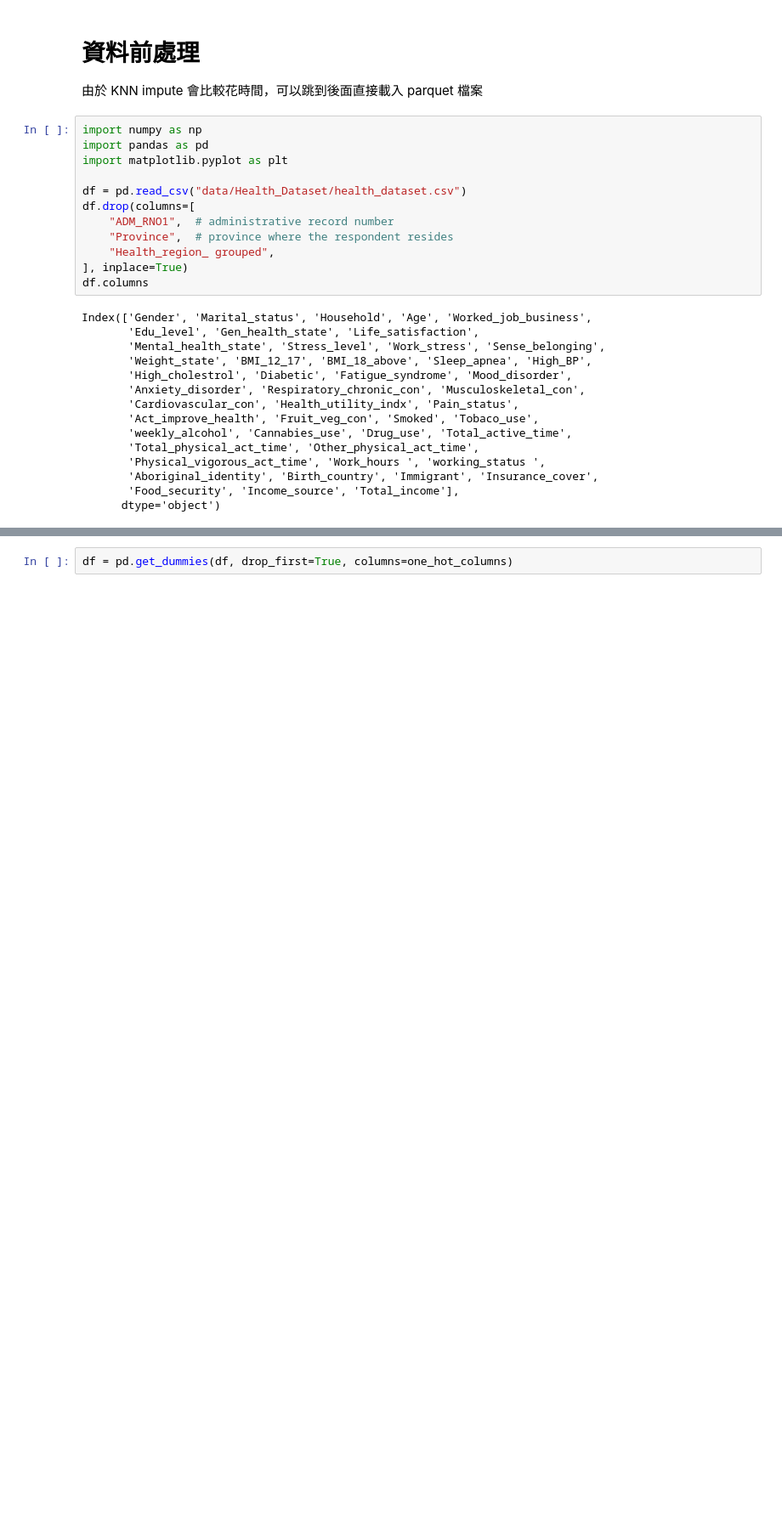
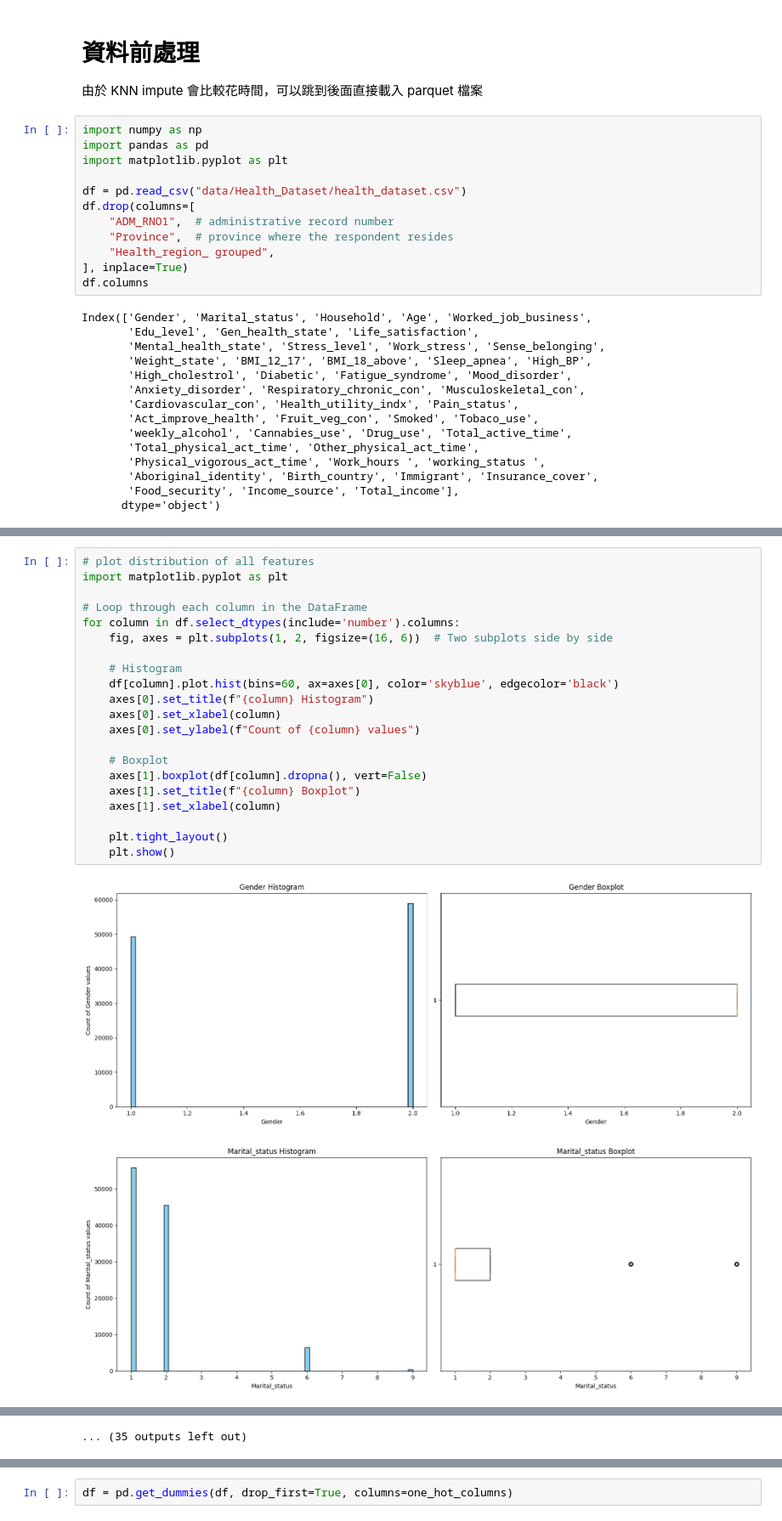
Before and after one commit to MrFrogIsMe/mental-health-forecast, a Jupyter notebook: preprocess.ipynb, the cells around one changed output, grey strips where cells are left out. Shown at 85% size. Saved outputs shown, nothing was run; the diff lists cells and outputs as text; blank space fills up the shorter version.

```diff
--- a/preprocess.ipynb
+++ b/preprocess.ipynb
@@ -30,0 +59,24 @@ Index(['Gender', 'Marital_status', 'Household', 'Age', 'Worked_job_business',
+# %%
+# plot distribution of all features
+import matplotlib.pyplot as plt
+
+# Loop through each column in the DataFrame
+for column in df.select_dtypes(include='number').columns:
+    fig, axes = plt.subplots(1, 2, figsize=(16, 6))  # Two subplots side by side
+
+    # Histogram
+    df[column].plot.hist(bins=60, ax=axes[0], color='skyblue', edgecolor='black')
+    axes[0].set_title(f"{column} Histogram")
+    axes[0].set_xlabel(column)
+    axes[0].set_ylabel(f"Count of {column} values")
+
+    # Boxplot
+    axes[1].boxplot(df[column].dropna(), vert=False)
+    axes[1].set_title(f"{column} Boxplot")
+    axes[1].set_xlabel(column)
+
+    plt.tight_layout()
+    plt.show()
+# %% [output]
+[figure, added]
+[figure, added]
@@ -31,3 +93,4 @@ Index(['Gender', 'Marital_status', 'Household', 'Age', 'Worked_job_business',
+... (35 outputs left out)
 # %%
 # Life_satisfaction的97,98,99均無效
 df.replace({"Life_satisfaction": [97,98,99]}, np.nan, inplace=True)
```
Also changed, not shown: parts of 16 cells of this notebook, 1 other file.
